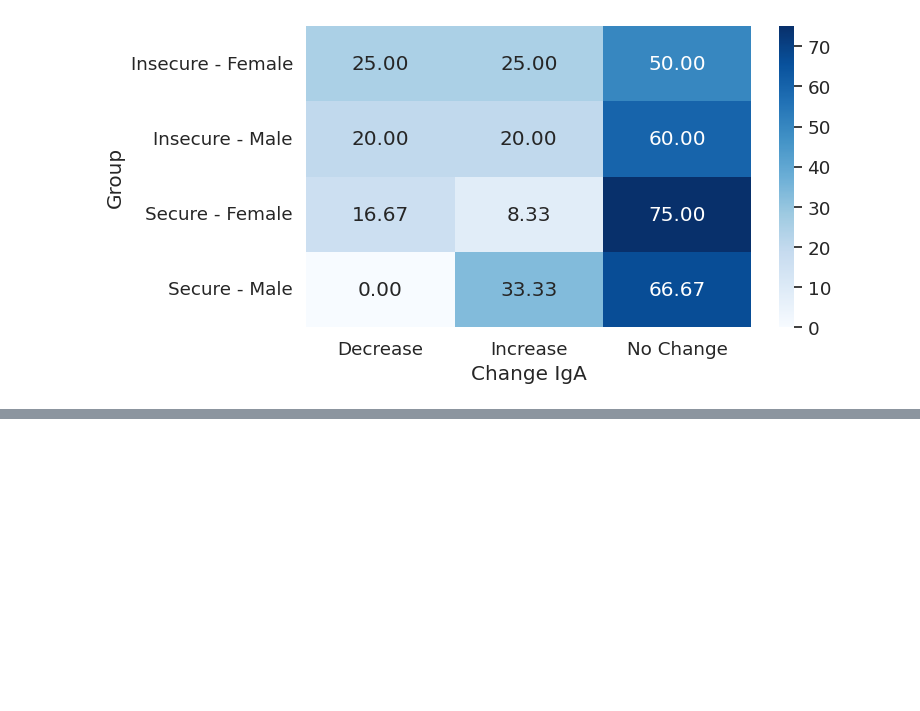
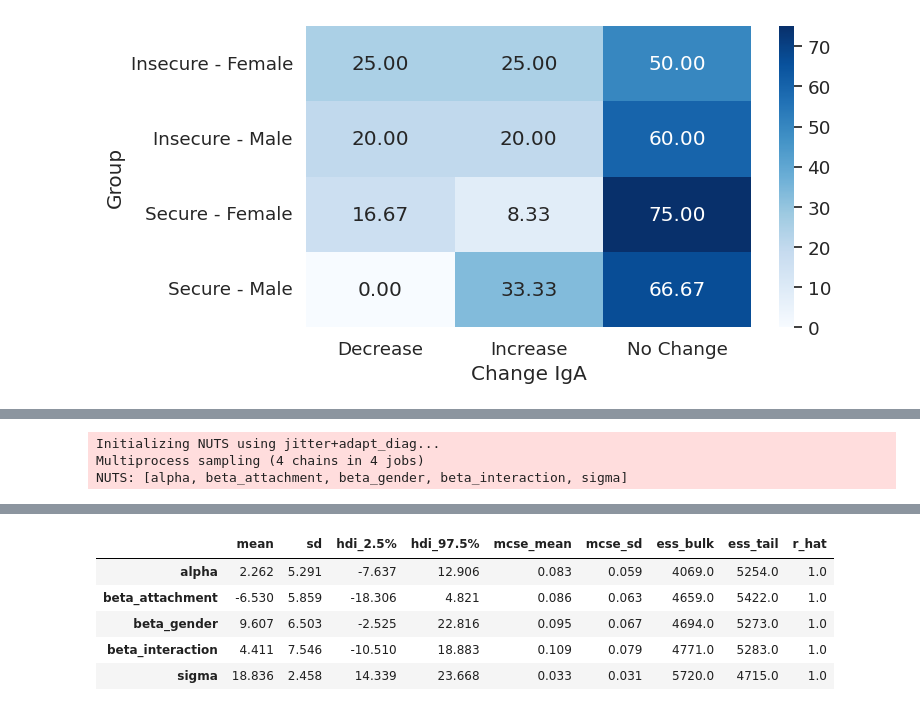
Before and after one commit to dMedinaO/IgA_attachment_analysis, a Jupyter notebook: scripts/3_descriptive_analysis_IGA.ipynb, the cells around one changed output, grey strips where cells are left out. Saved outputs shown, nothing was run; the diff lists cells and outputs as text; code cells hidden in the pictures; blank space fills up the shorter version.

```diff
--- a/scripts/3_descriptive_analysis_IGA.ipynb
+++ b/scripts/3_descriptive_analysis_IGA.ipynb
@@ -760,0 +1039,43 @@ plt.show()
+# %%
+import pymc as pm
+import arviz as az
+
+# Preprocesamiento
+df_bayes = df_data_clean.copy()
+df_bayes = df_bayes.dropna(subset=["Average Difference IgA", "Attachment", "Gender"]).copy()
+
+# Codificar variables
+df_bayes["Attachment_code"] = (df_bayes["Attachment"] == "Secure").astype(int)
+df_bayes["Gender_code"] = (df_bayes["Gender"] == "Male").astype(int)
+df_bayes["Interaction"] = df_bayes["Attachment_code"] * df_bayes["Gender_code"]
+
+# Variables dependientes
+y = df_bayes["Average Difference IgA"].values
+x1 = df_bayes["Attachment_code"].values
+x2 = df_bayes["Gender_code"].values
+x3 = df_bayes["Interaction"].values
+
+# Modelo Bayesiano
+with pm.Model() as model:
+    # Priors
+    alpha = pm.Normal("alpha", mu=0, sigma=10)
+    beta_1 = pm.Normal("beta_attachment", mu=0, sigma=10)
+    beta_2 = pm.Normal("beta_gender", mu=0, sigma=10)
+    beta_3 = pm.Normal("beta_interaction", mu=0, sigma=10)
+    sigma = pm.HalfNormal("sigma", sigma=10)
+
+    # Modelo lineal
+    μ = alpha + beta_1 * x1 + beta_2 * x2 + beta_3 * x3
+
+    # Likelihood
+    y_obs = pm.Normal("y_obs", mu=μ, sigma=sigma, observed=y)
+
+    # Sampling
+    trace = pm.sample(2000, tune=1000, return_inferencedata=True, target_accept=0.95)
+
+# Resumen de los parámetros
+az.summary(trace, hdi_prob=0.95)
+# %% [output]
+Initializing NUTS using jitter+adapt_diag...
+Multiprocess sampling (4 chains in 4 jobs)
+NUTS: [alpha, beta_attachment, beta_gender, beta_interaction, sigma]
@@ -760,0 +1084,6 @@ plt.show()
+|  | mean | sd | hdi_2.5% | hdi_97.5% | mcse_mean | mcse_sd | ess_bulk | ess_tail | r_hat |
+| alpha | 2.262 | 5.291 | -7.637 | 12.906 | 0.083 | 0.059 | 4069.0 | 5254.0 | 1.0 |
+| beta_attachment | -6.530 | 5.859 | -18.306 | 4.821 | 0.086 | 0.063 | 4659.0 | 5422.0 | 1.0 |
+| beta_gender | 9.607 | 6.503 | -2.525 | 22.816 | 0.095 | 0.067 | 4694.0 | 5273.0 | 1.0 |
+| beta_interaction | 4.411 | 7.546 | -10.510 | 18.883 | 0.109 | 0.079 | 4771.0 | 5283.0 | 1.0 |
+| sigma | 18.836 | 2.458 | 14.339 | 23.668 | 0.033 | 0.031 | 5720.0 | 4715.0 | 1.0 |
```
Also changed, not shown: parts of 32 cells of this notebook, 2 other files.
